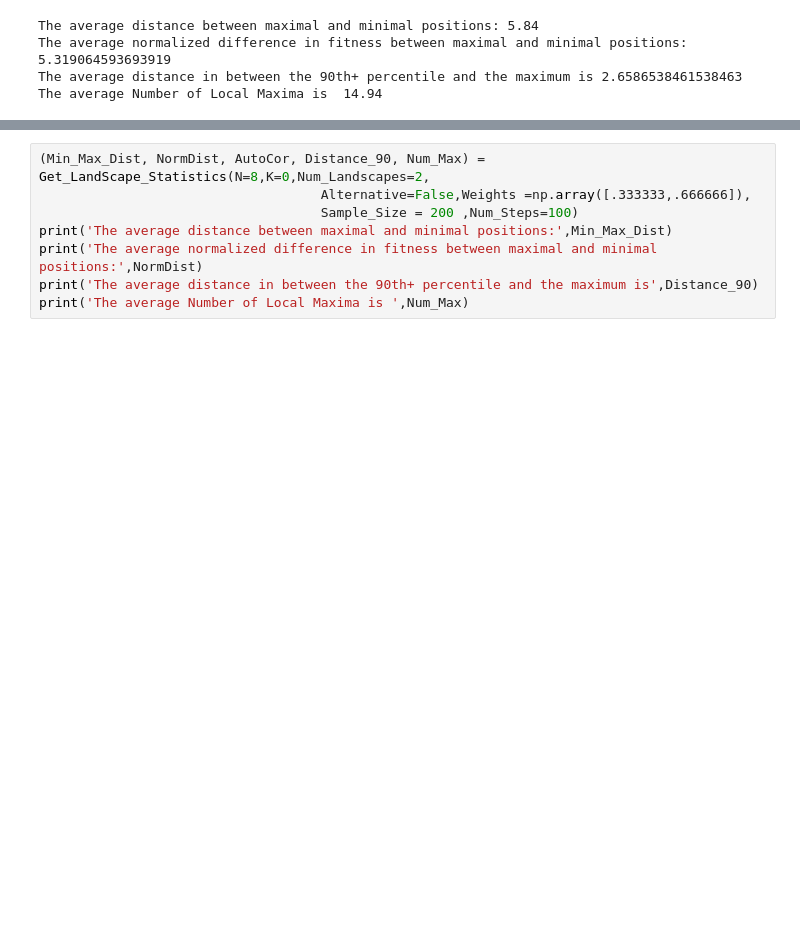
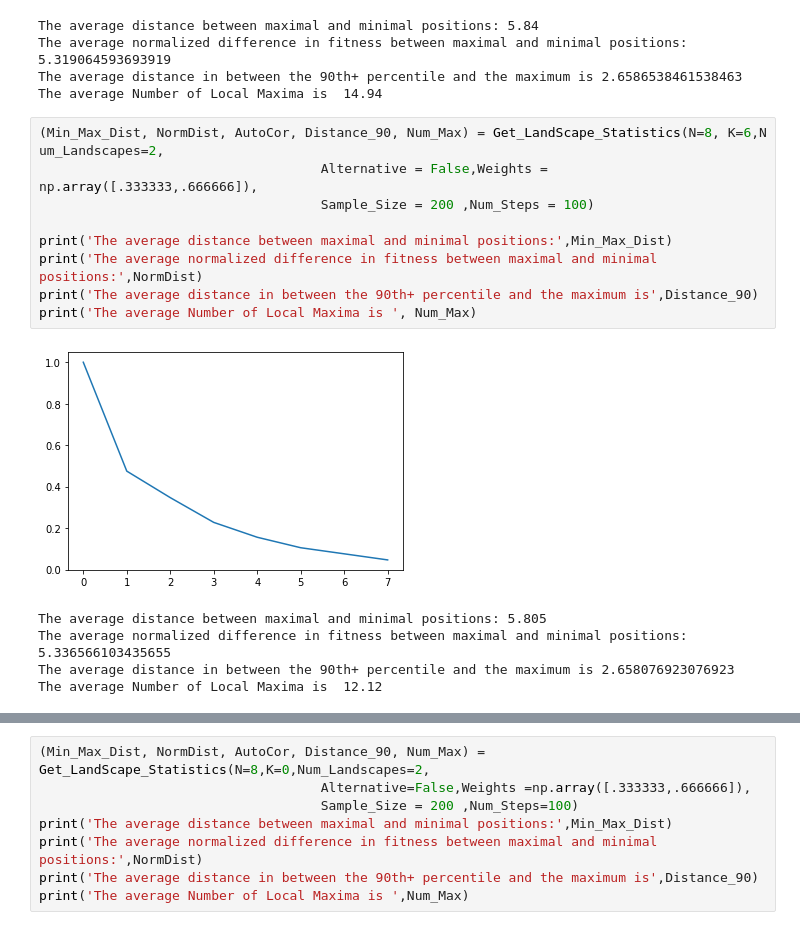
Before and after one commit to adrianapaza/NBA-NKC, a Jupyter notebook: ComputationalModels/Layered_NK.ipynb, the cells around one changed output, grey strips where cells are left out. Drawn from its saved outputs; the diff is of its cells as text; blank space fills up the shorter version.

```diff
--- a/ComputationalModels/Layered_NK.ipynb
+++ b/ComputationalModels/Layered_NK.ipynb
@@ -946,5 +967,20 @@ The average distance between maximal and minimal positions: 5.84
 The average normalized difference in fitness between maximal and minimal positions: 5.319064593693919
 The average distance in between the 90th+ percentile and the maximum is 2.6586538461538463
 The average Number of Local Maxima is  14.94
+# %%
+(Min_Max_Dist, NormDist, AutoCor, Distance_90, Num_Max) = Get_LandScape_Statistics(N=8, K=6,N um_Landscapes=2,
+                                    Alternative = False,Weights = np.array([.333333,.666666]),
+                                    Sample_Size = 200 ,Num_Steps = 100)
+
+print('The average distance between maximal and minimal positions:',Min_Max_Dist)
+print('The average normalized difference in fitness between maximal and minimal positions:',NormDist)
+print('The average distance in between the 90th+ percentile and the maximum is',Distance_90)
+print('The average Number of Local Maxima is ', Num_Max)
+# %% [output]
+[figure, added]
+The average distance between maximal and minimal positions: 5.805
+The average normalized difference in fitness between maximal and minimal positions: 5.336566103435655
+The average distance in between the 90th+ percentile and the maximum is 2.658076923076923
+The average Number of Local Maxima is  12.12
 # %%
 (Min_Max_Dist, NormDist, AutoCor, Distance_90, Num_Max) = Get_LandScape_Statistics(N=8,K=4,Num_Landscapes=2,
```
Also changed, not shown: parts of 9 cells of this notebook, 4 other files.
